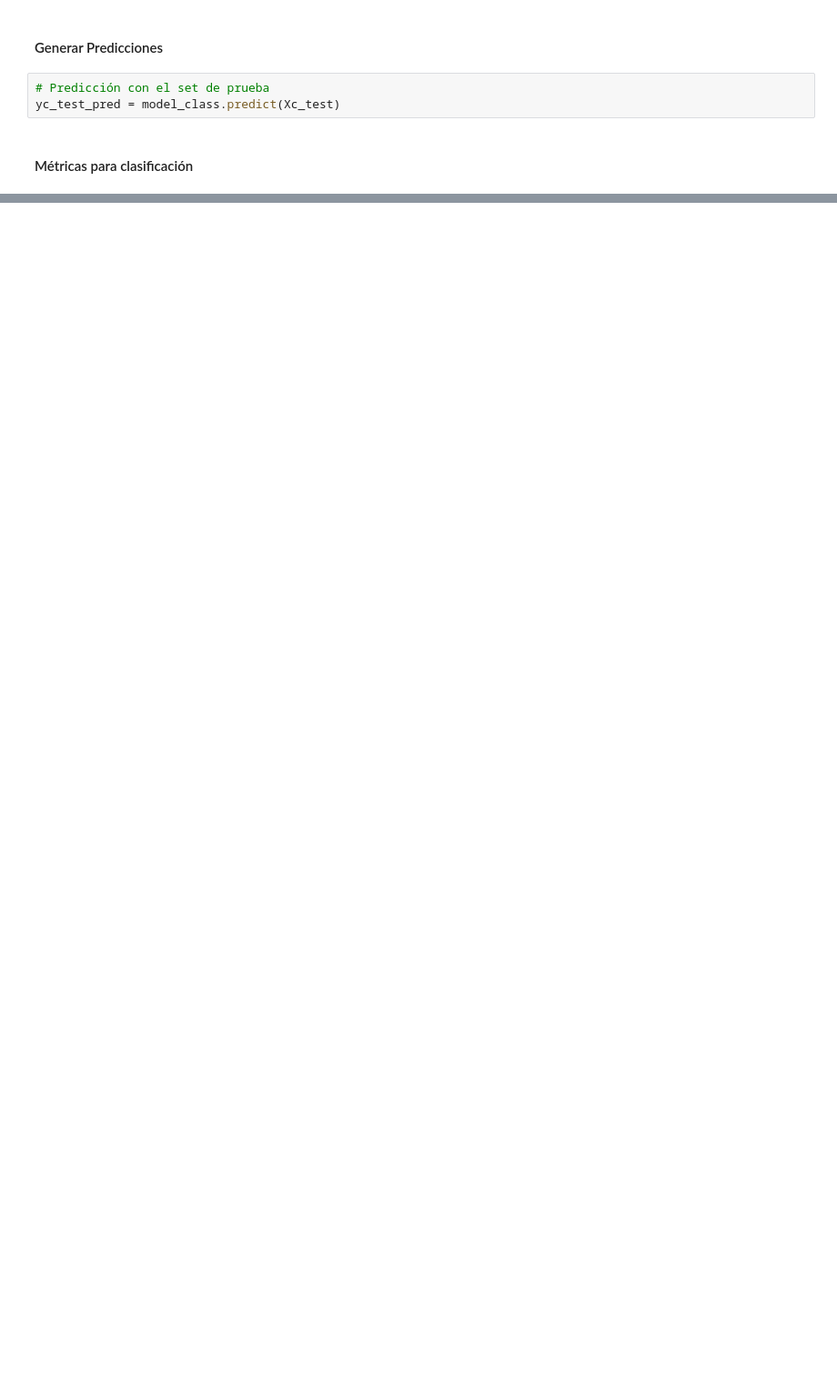
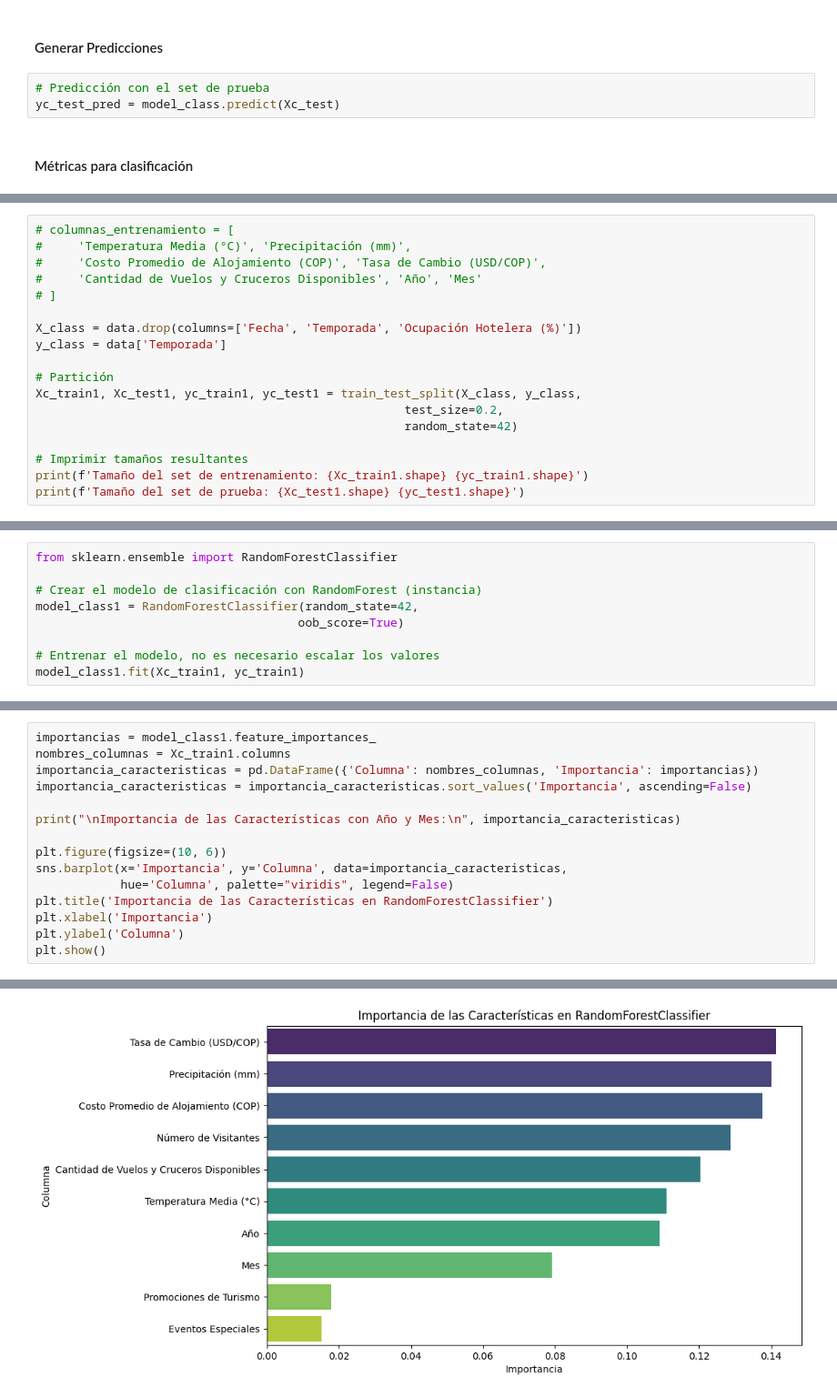
Before and after one commit to JohnReyes02/Talento_tech, a Jupyter notebook: semana_6/taller_grupo.ipynb, the cells around one changed output, grey strips where cells are left out. Shown: that part at 91% size. Saved outputs shown, nothing was run; the diff lists cells and outputs as text; blank space fills up the shorter version.

```diff
--- a/semana_6/taller_grupo.ipynb
+++ b/semana_6/taller_grupo.ipynb
@@ -313,0 +729,18 @@ data.head()
+# %%
+# columnas_entrenamiento = [
+#     'Temperatura Media (°C)', 'Precipitación (mm)',
+#     'Costo Promedio de Alojamiento (COP)', 'Tasa de Cambio (USD/COP)',
+#     'Cantidad de Vuelos y Cruceros Disponibles', 'Año', 'Mes'
+# ]
+
+X_class = data.drop(columns=['Fecha', 'Temporada', 'Ocupación Hotelera (%)'])
+y_class = data['Temporada']
+
+# Partición
+Xc_train1, Xc_test1, yc_train1, yc_test1 = train_test_split(X_class, y_class,
+                                                    test_size=0.2,
+                                                    random_state=42)
+
+# Imprimir tamaños resultantes
+print(f'Tamaño del set de entrenamiento: {Xc_train1.shape} {yc_train1.shape}')
+print(f'Tamaño del set de prueba: {Xc_test1.shape} {yc_test1.shape}')
@@ -313,0 +752,9 @@ data.head()
+# %%
+from sklearn.ensemble import RandomForestClassifier
+
+# Crear el modelo de clasificación con RandomForest (instancia)
+model_class1 = RandomForestClassifier(random_state=42,
+                                     oob_score=True)
+
+# Entrenar el modelo, no es necesario escalar los valores
+model_class1.fit(Xc_train1, yc_train1)
@@ -313,0 +795,16 @@ data.head()
+# %%
+importancias = model_class1.feature_importances_
+nombres_columnas = Xc_train1.columns
+importancia_caracteristicas = pd.DataFrame({'Columna': nombres_columnas, 'Importancia': importancias})
+importancia_caracteristicas = importancia_caracteristicas.sort_values('Importancia', ascending=False)
+
+print("\nImportancia de las Características con Año y Mes:\n", importancia_caracteristicas)
+
+plt.figure(figsize=(10, 6))
+sns.barplot(x='Importancia', y='Columna', data=importancia_caracteristicas,
+            hue='Columna', palette="viridis", legend=False)
+plt.title('Importancia de las Características en RandomForestClassifier')
+plt.xlabel('Importancia')
+plt.ylabel('Columna')
+plt.show()
+# %% [output]
@@ -313,0 +823 @@ data.head()
+[figure, added]
```
Also changed, not shown: parts of 81 cells of this notebook, 35 other files.
